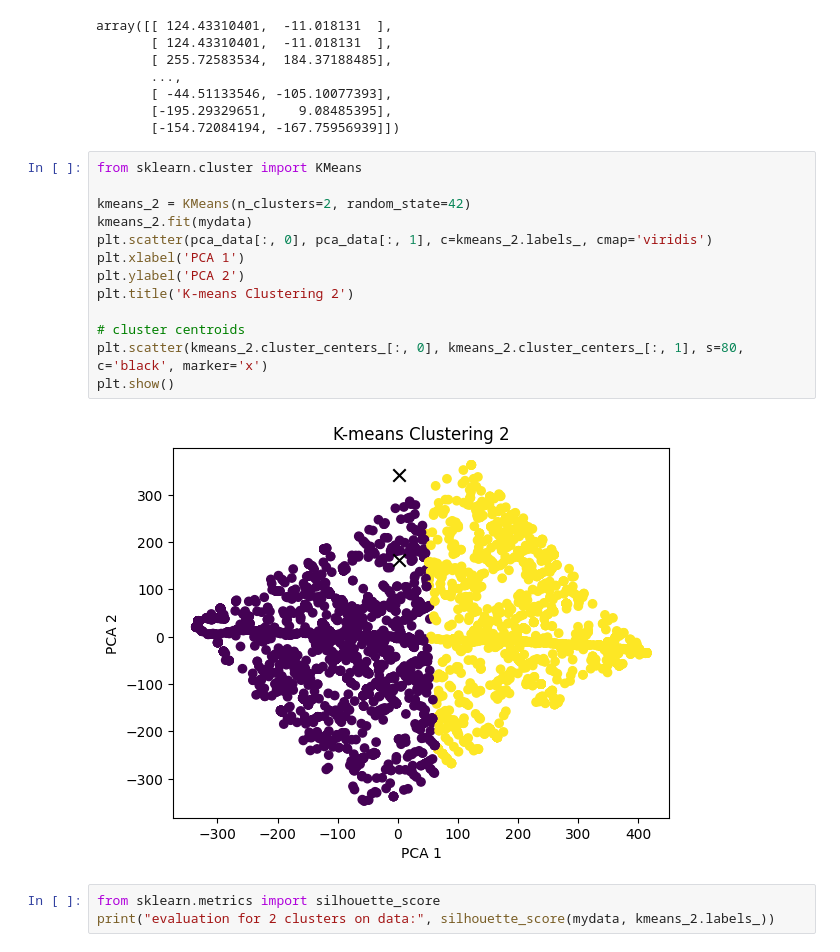
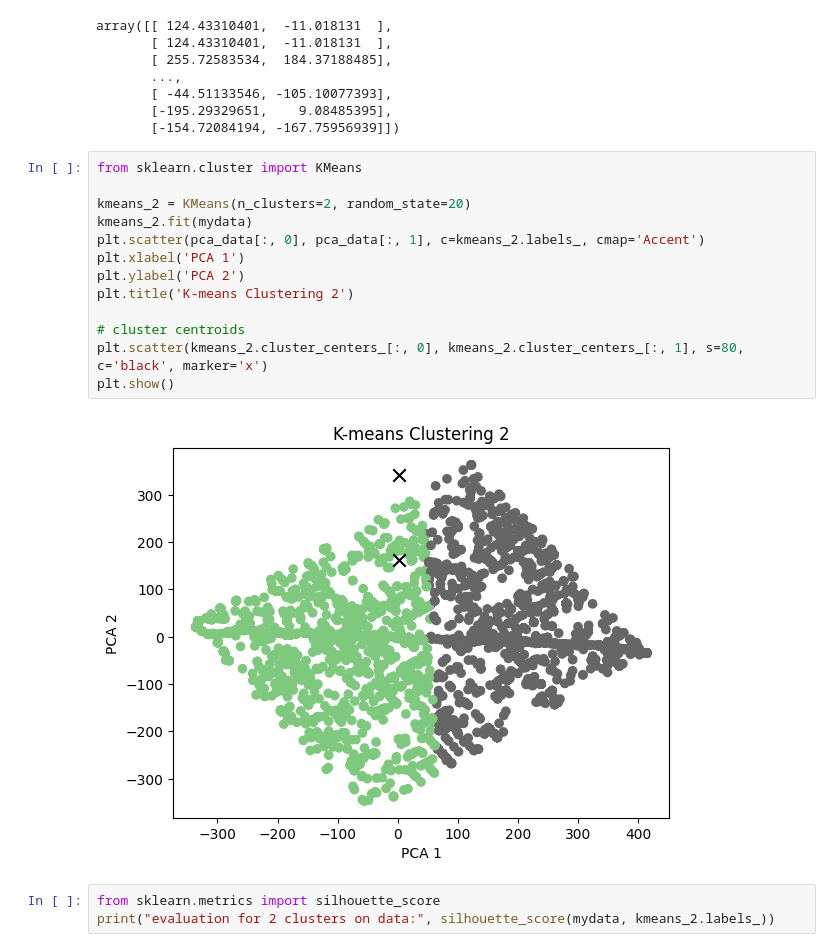
Before and after one commit to exdsgift/IPC-MideastAnalytics, a Jupyter notebook: modeling.ipynb, the cells around one changed output. Drawn from its saved outputs; the diff is of its cells as text.

```diff
--- a/modeling.ipynb
+++ b/modeling.ipynb
@@ -196,18 +222,18 @@ array([[ 124.43310401,  -11.018131  ],
 # %%
 from sklearn.cluster import KMeans
 
-kmeans_2 = KMeans(n_clusters=2, random_state=42)
+kmeans_2 = KMeans(n_clusters=2, random_state=20)
 kmeans_2.fit(mydata)
-plt.scatter(pca_data[:, 0], pca_data[:, 1], c=kmeans_2.labels_, cmap='viridis')
+plt.scatter(pca_data[:, 0], pca_data[:, 1], c=kmeans_2.labels_, cmap='Accent')
 plt.xlabel('PCA 1')
 plt.ylabel('PCA 2')
 plt.title('K-means Clustering 2')
 
 # cluster centroids
 plt.scatter(kmeans_2.cluster_centers_[:, 0], kmeans_2.cluster_centers_[:, 1], s=80, c='black', marker='x')
 plt.show()
 # %% [output]
-[figure, old version]
+[figure, new version]
 # %%
 from sklearn.metrics import silhouette_score
 print("evaluation for 2 clusters on data:", silhouette_score(mydata, kmeans_2.labels_))
```
Also changed, not shown: parts of 14 cells of this notebook, 1 other file.
